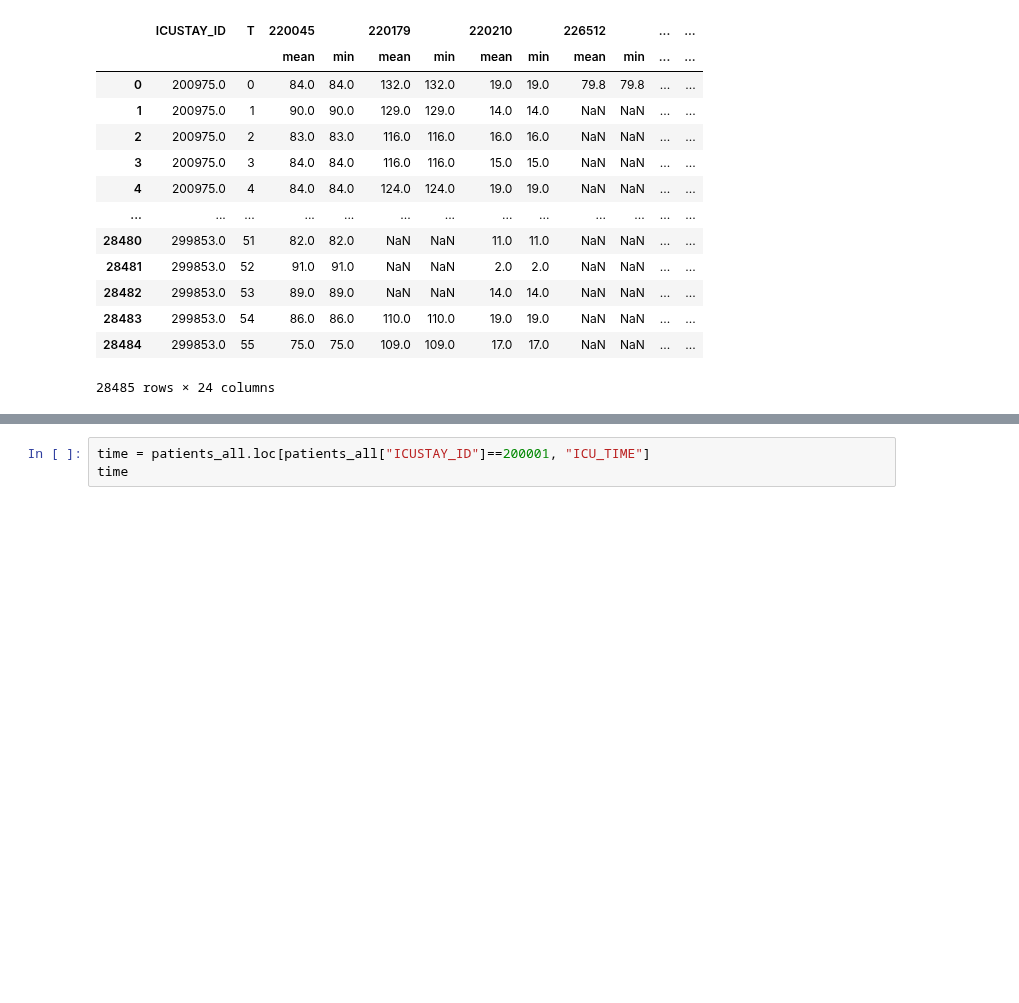
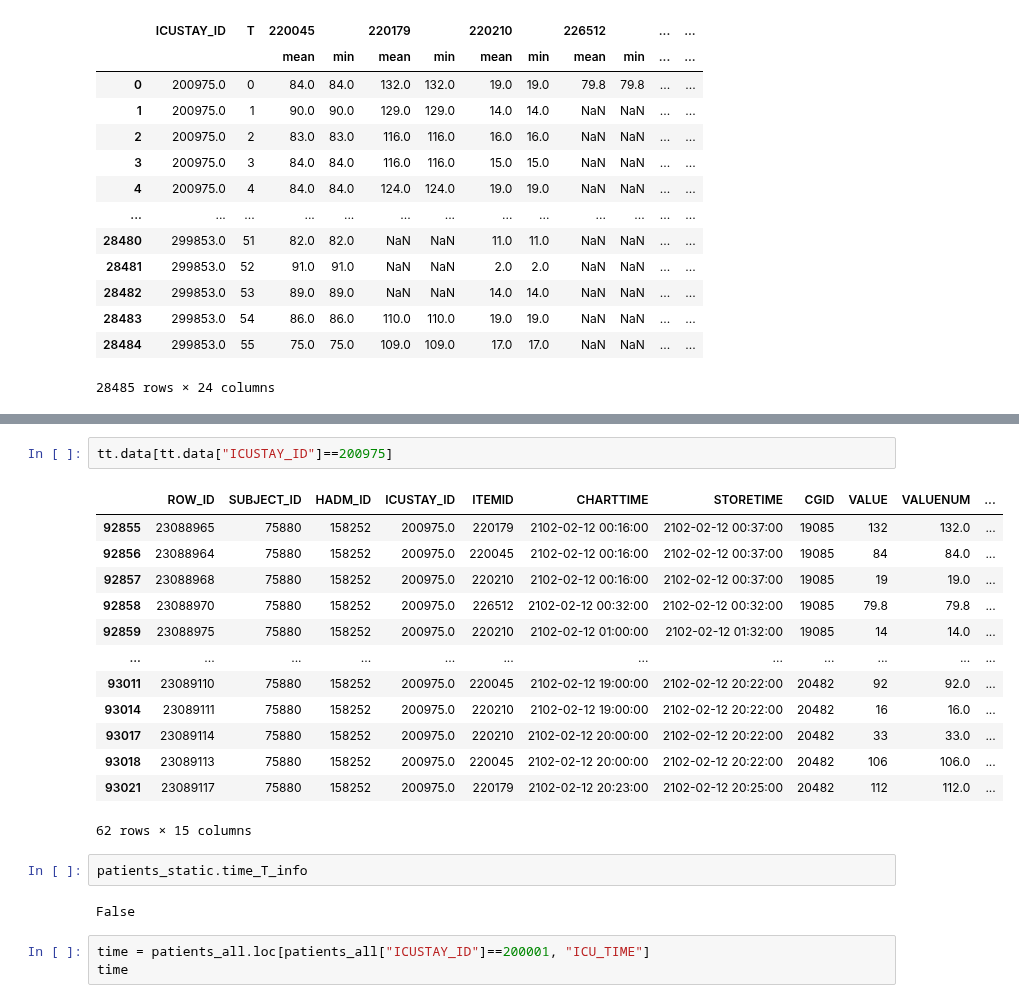
Before and after one commit to Harry-PARK/MIMIC_preprocessing, a Jupyter notebook: test.ipynb, the cells around one changed output, grey strips where cells are left out. Cells and saved outputs as stored; diff of their text form; blank space fills up the shorter version.

```diff
--- a/test.ipynb
+++ b/test.ipynb
@@ -201,3 +326,23 @@ process_aggregator... Complete!
+# %%
+tt.data[tt.data["ICUSTAY_ID"]==200975]
+# %% [output]
+|  | ROW_ID | SUBJECT_ID | HADM_ID | ICUSTAY_ID | ITEMID | CHARTTIME | STORETIME | CGID | VALUE | VALUENUM | ... |
+| 92855 | 23088965 | 75880 | 158252 | 200975.0 | 220179 | 2102-02-12 00:16:00 | 2102-02-12 00:37:00 | 19085 | 132 | 132.0 | ... |
+| 92856 | 23088964 | 75880 | 158252 | 200975.0 | 220045 | 2102-02-12 00:16:00 | 2102-02-12 00:37:00 | 19085 | 84 | 84.0 | ... |
+| 92857 | 23088968 | 75880 | 158252 | 200975.0 | 220210 | 2102-02-12 00:16:00 | 2102-02-12 00:37:00 | 19085 | 19 | 19.0 | ... |
+| 92858 | 23088970 | 75880 | 158252 | 200975.0 | 226512 | 2102-02-12 00:32:00 | 2102-02-12 00:32:00 | 19085 | 79.8 | 79.8 | ... |
+| 92859 | 23088975 | 75880 | 158252 | 200975.0 | 220210 | 2102-02-12 01:00:00 | 2102-02-12 01:32:00 | 19085 | 14 | 14.0 | ... |
+| ... | ... | ... | ... | ... | ... | ... | ... | ... | ... | ... | ... |
+| 93011 | 23089110 | 75880 | 158252 | 200975.0 | 220045 | 2102-02-12 19:00:00 | 2102-02-12 20:22:00 | 20482 | 92 | 92.0 | ... |
+| 93014 | 23089111 | 75880 | 158252 | 200975.0 | 220210 | 2102-02-12 19:00:00 | 2102-02-12 20:22:00 | 20482 | 16 | 16.0 | ... |
+| 93017 | 23089114 | 75880 | 158252 | 200975.0 | 220210 | 2102-02-12 20:00:00 | 2102-02-12 20:22:00 | 20482 | 33 | 33.0 | ... |
+| 93018 | 23089113 | 75880 | 158252 | 200975.0 | 220045 | 2102-02-12 20:00:00 | 2102-02-12 20:22:00 | 20482 | 106 | 106.0 | ... |
+| 93021 | 23089117 | 75880 | 158252 | 200975.0 | 220179 | 2102-02-12 20:23:00 | 2102-02-12 20:25:00 | 20482 | 112 | 112.0 | ... |
+62 rows × 15 columns
+# %%
+patients_static.time_T_info
+# %% [output]
+False
 # %%
 time = patients_all.loc[patients_all["ICUSTAY_ID"]==200001, "ICU_TIME"]
 time
```
Also changed, not shown: parts of 3 cells of this notebook, 2 other files.
